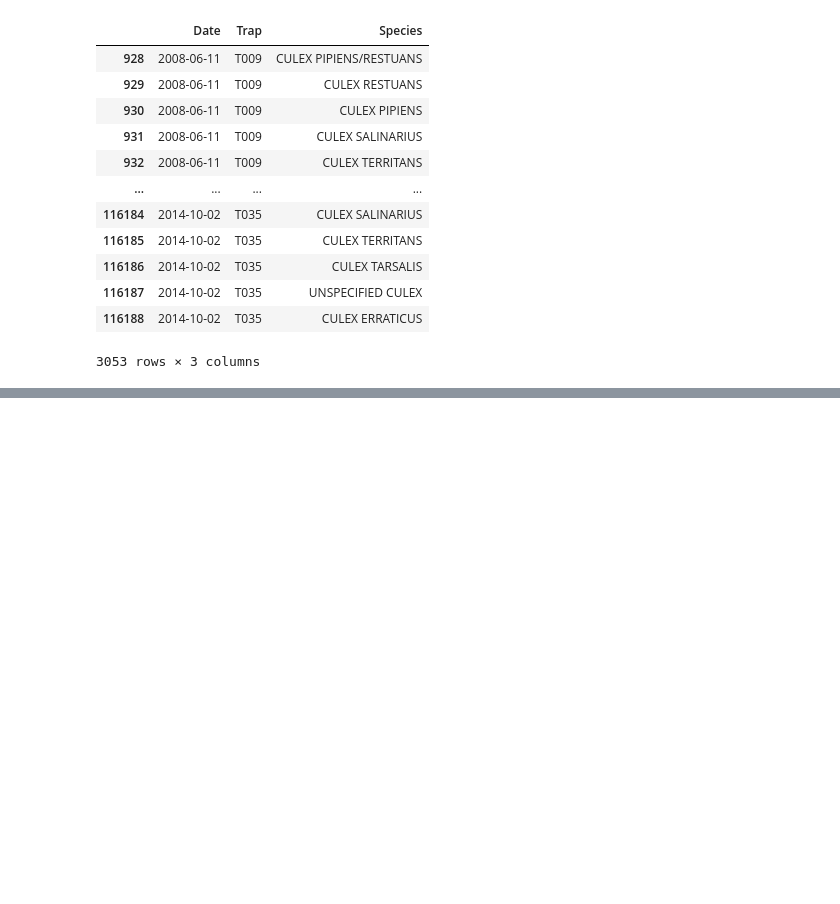
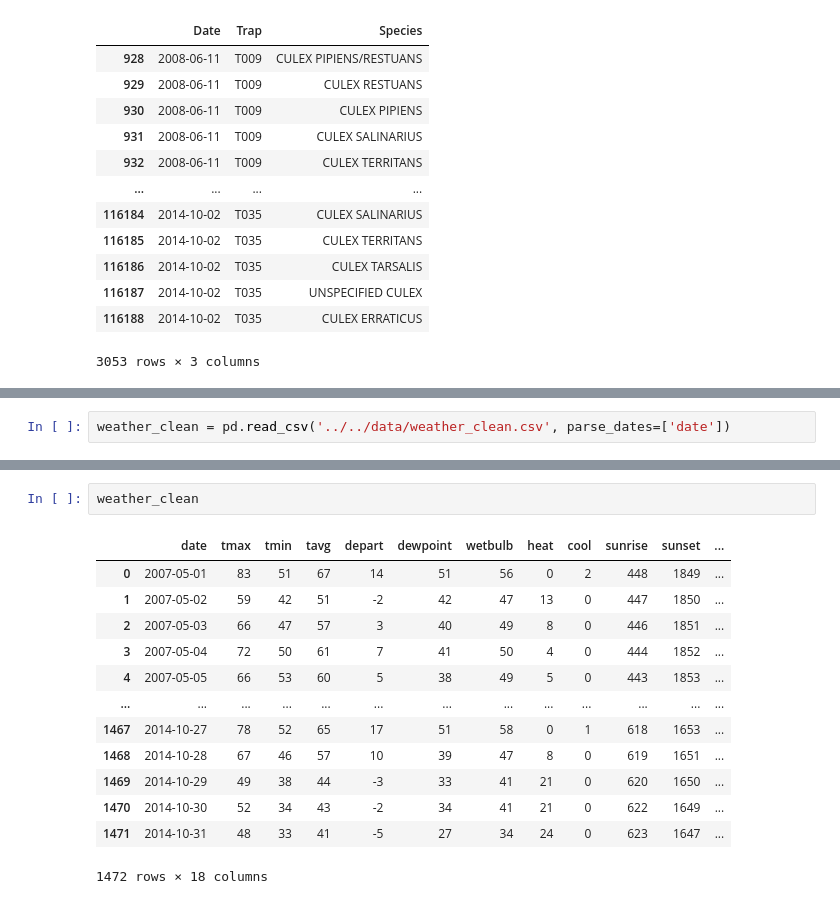
Before and after one commit to kevwee-lab/G.A-Project-4, a Jupyter notebook: working-folder/Rifqi/Prelim EDA (Roughpaper).ipynb, the cells around one changed output, grey strips where cells are left out. Saved outputs shown, nothing was run; the diff lists cells and outputs as text; blank space fills up the shorter version.

Commit message:
Added EDA for weather data, renamed working notebooks

```diff
--- a/working-folder/Rifqi/Prelim EDA.ipynb
+++ b/working-folder/Rifqi/Prelim EDA (Roughpaper).ipynb
@@ -492,0 +523,2 @@ spray_clean.
+# %%
+weather_clean = pd.read_csv('../../data/weather_clean.csv', parse_dates=['date'])
@@ -492,0 +545,16 @@ spray_clean.
+# %%
+weather_clean
+# %% [output]
+|  | date | tmax | tmin | tavg | depart | dewpoint | wetbulb | heat | cool | sunrise | sunset | ... |
+| 0 | 2007-05-01 | 83 | 51 | 67 | 14 | 51 | 56 | 0 | 2 | 448 | 1849 | ... |
+| 1 | 2007-05-02 | 59 | 42 | 51 | -2 | 42 | 47 | 13 | 0 | 447 | 1850 | ... |
+| 2 | 2007-05-03 | 66 | 47 | 57 | 3 | 40 | 49 | 8 | 0 | 446 | 1851 | ... |
+| 3 | 2007-05-04 | 72 | 50 | 61 | 7 | 41 | 50 | 4 | 0 | 444 | 1852 | ... |
+| 4 | 2007-05-05 | 66 | 53 | 60 | 5 | 38 | 49 | 5 | 0 | 443 | 1853 | ... |
+| ... | ... | ... | ... | ... | ... | ... | ... | ... | ... | ... | ... | ... |
+| 1467 | 2014-10-27 | 78 | 52 | 65 | 17 | 51 | 58 | 0 | 1 | 618 | 1653 | ... |
+| 1468 | 2014-10-28 | 67 | 46 | 57 | 10 | 39 | 47 | 8 | 0 | 619 | 1651 | ... |
+| 1469 | 2014-10-29 | 49 | 38 | 44 | -3 | 33 | 41 | 21 | 0 | 620 | 1650 | ... |
+| 1470 | 2014-10-30 | 52 | 34 | 43 | -2 | 34 | 41 | 21 | 0 | 622 | 1649 | ... |
+| 1471 | 2014-10-31 | 48 | 33 | 41 | -5 | 27 | 34 | 24 | 0 | 623 | 1647 | ... |
+1472 rows × 18 columns
```
Also changed, not shown: parts of 6 cells of this notebook.
